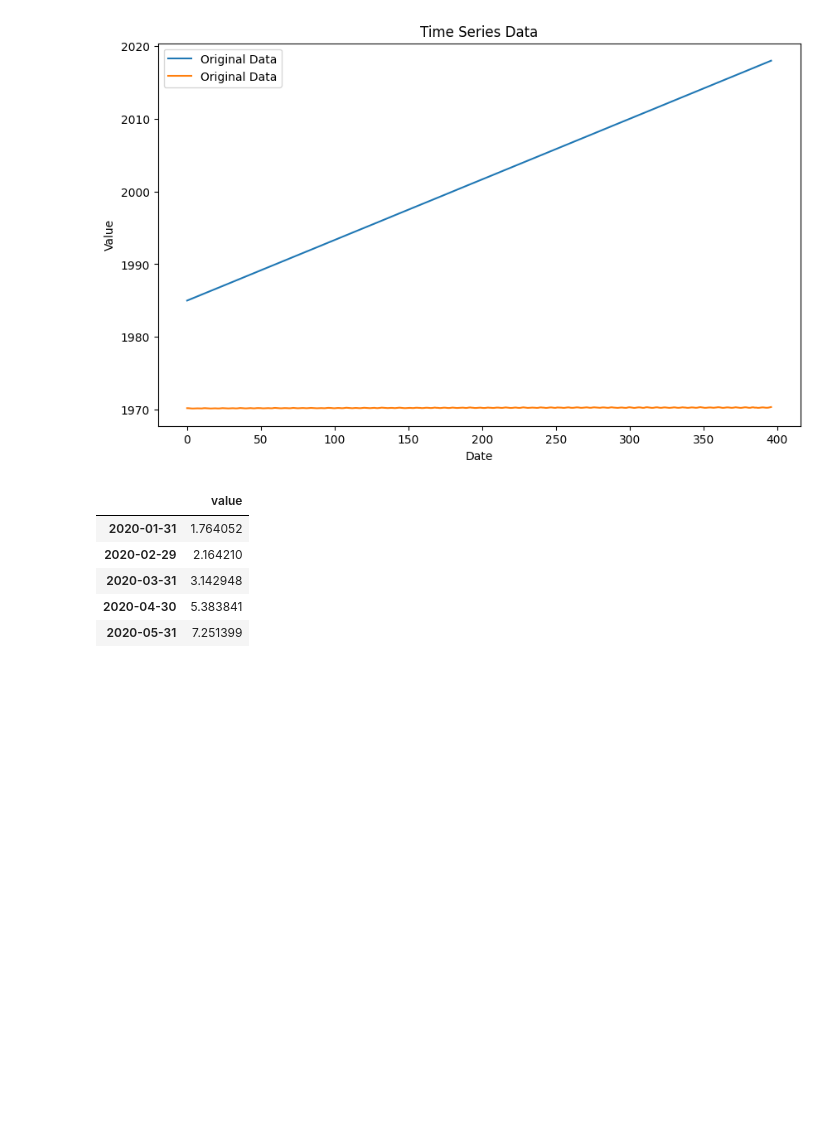
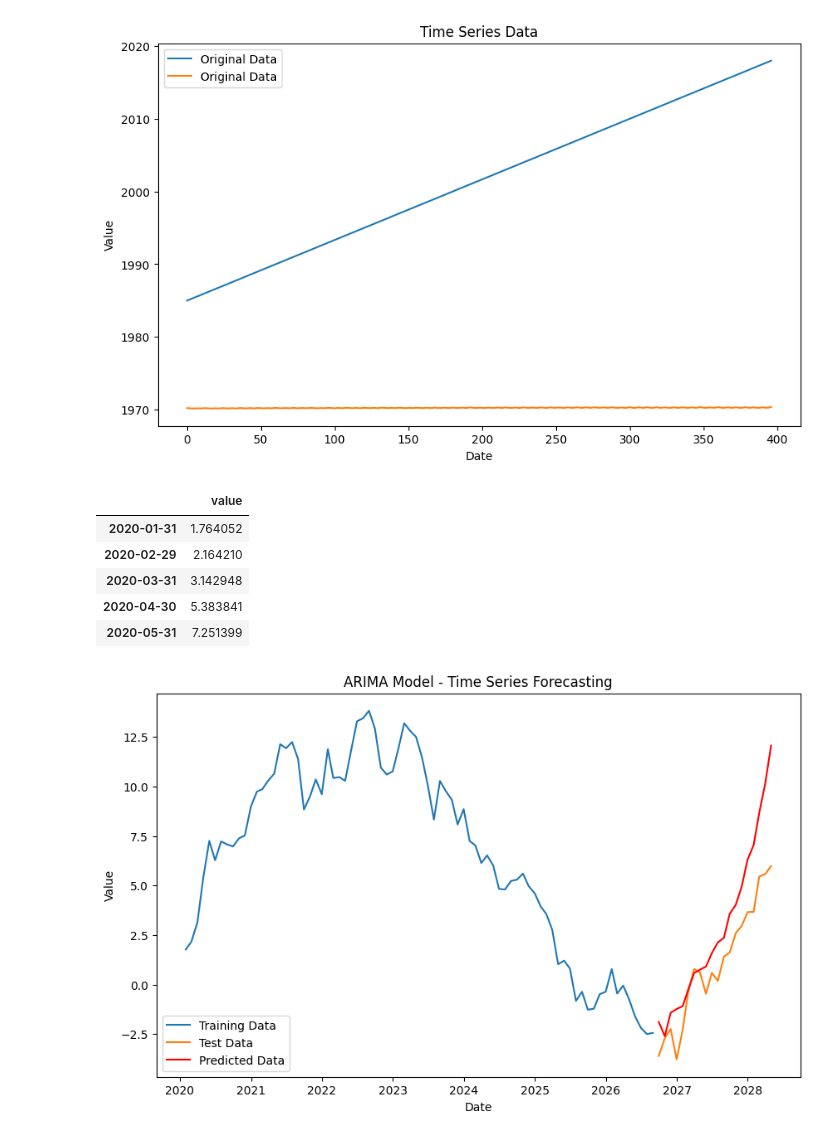
Before and after one commit to RakeshGadiparthi/sfguide-getting-started-machine-learning, a Jupyter notebook: Untitled2.ipynb, the cells around one changed output. Saved outputs shown, nothing was run; the diff lists cells and outputs as text; code cells hidden in the pictures; blank space fills up the shorter version.

```diff
--- a/Untitled2.ipynb
+++ b/Untitled2.ipynb
@@ -74,9 +74,24 @@ train_size = int(len(df) * 0.8)
 x_train, x_test = df.iloc[:train_size], df.iloc[train_size:]
 
 y_train = x_train['value'].to_frame()
-x_train.drop('value', axis=1, inplace=True)
+#x_train.drop('value', axis=1, inplace=True)
 y_test = x_test['value'].to_frame()
-x_test.drop('value', axis=1, inplace=True)
+#x_test.drop('value', axis=1, inplace=True)
 # %%
 best_model = ARIMA(x_train, order=(25,5,10))
 model_fit = best_model.fit()
+# %%
+predictions = model_fit.forecast(steps=len(x_test))
+predictions = pd.Series(predictions, index=x_test.index)
+# %%
+plt.figure(figsize=(10, 6))
+plt.plot(x_train, label='Training Data')
+plt.plot(x_test, label='Test Data')
+plt.plot(predictions, label='Predicted Data', color='red')
+plt.title('ARIMA Model - Time Series Forecasting')
+plt.xlabel('Date')
+plt.ylabel('Value')
+plt.legend()
+plt.show()
+# %% [output]
+[figure, added]
```
